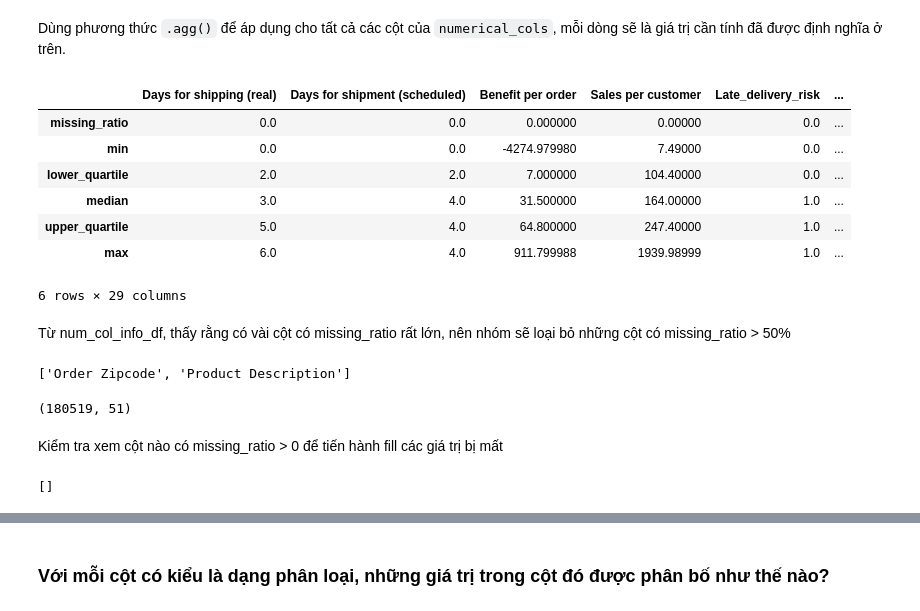
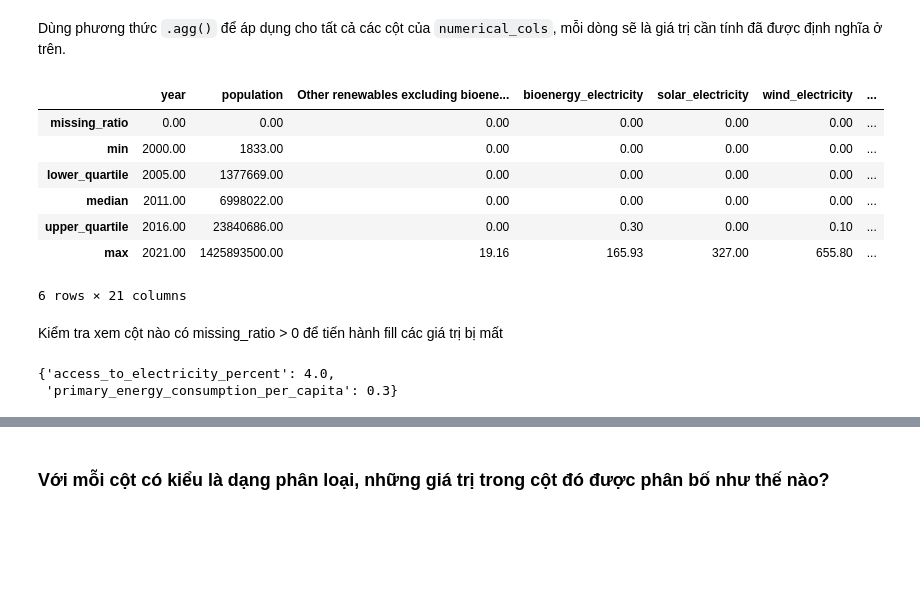
Before and after one commit to phuc-gn/Data-Visualisation-course-HCMUS, a Jupyter notebook: Lab_1/source_codes/notebook.ipynb, the cells around one changed output, grey strips where cells are left out. Saved outputs shown, nothing was run; the diff lists cells and outputs as text; code cells hidden in the pictures; blank space fills up the shorter version.

```diff
--- a/Lab_1/source_codes/notebook.ipynb
+++ b/Lab_1/source_codes/notebook.ipynb
@@ -41,7 +37,7 @@ import nltk
 ### Đọc dữ liệu
 # %%
 current_directory = os.getcwd()
-relative_path = "../datasets/DataCoSupplyChainDataset.csv"
+relative_path = "../datasets/Energy generataion data (2000-2021).csv"
 
 file_path = os.path.join(current_directory, relative_path)
 raw_df = pd.read_csv(file_path, encoding='latin1')
@@ -125,0 +67,28 @@ Có 180519 dòng và 53 cột
+# %%
+new_column_names = {
+    "Country": "country",
+    "Code": "code",
+    "Year": "year",
+    "Population": "population",
+    "Other renewables excluding bioenergy (Twh)": "renewables_excl_bioenergy",
+    "Electricity from bioenergy (Twh)": "bioenergy_electricity",
+    "Electricity from solar (Twh)": "solar_electricity",
+    "Electricity from wind  (Twh)": "wind_electricity",
+    "Electricity from hydro (Twh)": "hydro_electricity",
+    "Electricity from nuclear(Twh)": "nuclear_electricity",
+    "Electricity from oil  (Twh)": "oil_electricity",
+    "Electricity from gas  (Twh)": "gas_electricity",
+    "Electricity from coal  (Twh)": "coal_electricity",
+    "Annual Co2 emissions": "co2_emissions",
+    "Annual Co2 relativity(%)": "co2_relativity_percent",
+    "Annual Co2 emissions per person": "co2_emissions_per_person",
+    "Annual Co2 emissions from coal": "co2_emissions_from_coal",
+    "Annual Co2 emissions from gas": "co2_emissions_from_gas",
+    "Annual Co2 emissions from oil": "co2_emissions_from_oil",
+    "Access to electricity (% of population)": "access_to_electricity_percent",
+    "access to electricity (percentile)": "access_to_electricity_percentile",
+    "Access to electricity (population)": "access_to_electricity_population",
+    "Primary energy consumption per capita (kWh/person)": "primary_energy_consumption_per_capita"
+}
+
+raw_df = raw_df.rename(columns=new_column_names)
@@ -159,4 +151,0 @@ Kết hợp với quan sát dữ liệu trên DataCoSupplyChainDataset.csv, các
-# %%
-cols = ['order date (DateOrders)', 'shipping date (DateOrders)']
-raw_df[cols] = raw_df[cols].apply(pd.to_datetime)
-raw_df.dtypes
@@ -180,0 +156,7 @@ dtype: object
+# %%
+def replace_comma(string):
+    return string.replace(',', '')
+commas_cols = ['population', 'co2_emissions', 'co2_relativity_percent', 'co2_emissions_from_coal', 'co2_emissions_from_gas', 'co2_emissions_from_oil', 'access_to_electricity_population', 'primary_energy_consumption_per_capita']
+raw_df[commas_cols] = raw_df[commas_cols].apply(lambda x: x.str.replace(',', '') if x.dtype == 'O' else x)
+
+raw_df[commas_cols] = raw_df[commas_cols].apply(pd.to_numeric)
@@ -217,35 +219,26 @@ def upper_quartile(df):
 # %% [markdown]
 Dùng phương thức `.agg()` để áp dụng cho tất cả các cột của `numerical_cols`, mỗi dòng sẽ là giá trị cần tính đã được định nghĩa ở trên.
 # %%
+pd.set_option('display.float_format', lambda x : '%.2f' %x)
 num_col_info_df = num_col_df.agg([missing_ratio, "min", lower_quartile, median, upper_quartile, "max"])
 num_col_info_df
 # %% [output]
-|  | Days for shipping (real) | Days for shipment (scheduled) | Benefit per order | Sales per customer | Late_delivery_risk | ... |
-| missing_ratio | 0.0 | 0.0 | 0.000000 | 0.00000 | 0.0 | ... |
-| min | 0.0 | 0.0 | -4274.979980 | 7.49000 | 0.0 | ... |
-| lower_quartile | 2.0 | 2.0 | 7.000000 | 104.40000 | 0.0 | ... |
-| median | 3.0 | 4.0 | 31.500000 | 164.00000 | 1.0 | ... |
-| upper_quartile | 5.0 | 4.0 | 64.800000 | 247.40000 | 1.0 | ... |
-| max | 6.0 | 4.0 | 911.799988 | 1939.98999 | 1.0 | ... |
+|  | year | population | Other renewables excluding bioene... | bioenergy_electricity | solar_electricity | wind_electricity | ... |
+| missing_ratio | 0.00 | 0.00 | 0.00 | 0.00 | 0.00 | 0.00 | ... |
+| min | 2000.00 | 1833.00 | 0.00 | 0.00 | 0.00 | 0.00 | ... |
+| lower_quartile | 2005.00 | 1377669.00 | 0.00 | 0.00 | 0.00 | 0.00 | ... |
+| median | 2011.00 | 6998022.00 | 0.00 | 0.00 | 0.00 | 0.00 | ... |
+| upper_quartile | 2016.00 | 23840686.00 | 0.00 | 0.30 | 0.00 | 0.10 | ... |
+| max | 2021.00 | 1425893500.00 | 19.16 | 165.93 | 327.00 | 655.80 | ... |
-6 rows × 29 columns
+6 rows × 21 columns
-# %% [markdown]
-Từ num_col_info_df, thấy rằng có vài cột có missing_ratio rất lớn, nên nhóm sẽ loại bỏ những cột có missing_ratio > 50%
-# %%
-large_missing_raio_cols = num_col_info_df.columns[num_col_info_df.iloc[0] >= 50.0].tolist()
-print(large_missing_raio_cols)
-
-#drop
-num_col_df = num_col_df.drop(large_missing_raio_cols,axis=1)
-raw_df = raw_df.drop(large_missing_raio_cols,axis=1)
-raw_df.shape
-# %% [output]
-['Order Zipcode', 'Product Description']
-(180519, 51)
 # %% [markdown]
 Kiểm tra xem cột nào có missing_ratio > 0 để tiến hành fill các giá trị bị mất
 # %%
 num_col_info_df = num_col_df.agg([missing_ratio, "min", lower_quartile, median, upper_quartile, "max"])
-temp = num_col_info_df.columns[num_col_info_df.iloc[0] > 0.0].tolist()
-temp
+temp = num_col_info_df.columns[num_col_info_df.loc['missing_ratio'] > 0.0].tolist()
+
+missing_ratio_dict = num_col_info_df.loc['missing_ratio'][temp].to_dict()
+missing_ratio_dict
 # %% [output]
-[]
+{'access_to_electricity_percent': 4.0,
+ 'primary_energy_consumption_per_capita': 0.3}
```
Also changed, not shown: parts of 25 cells of this notebook, 5 other files.
